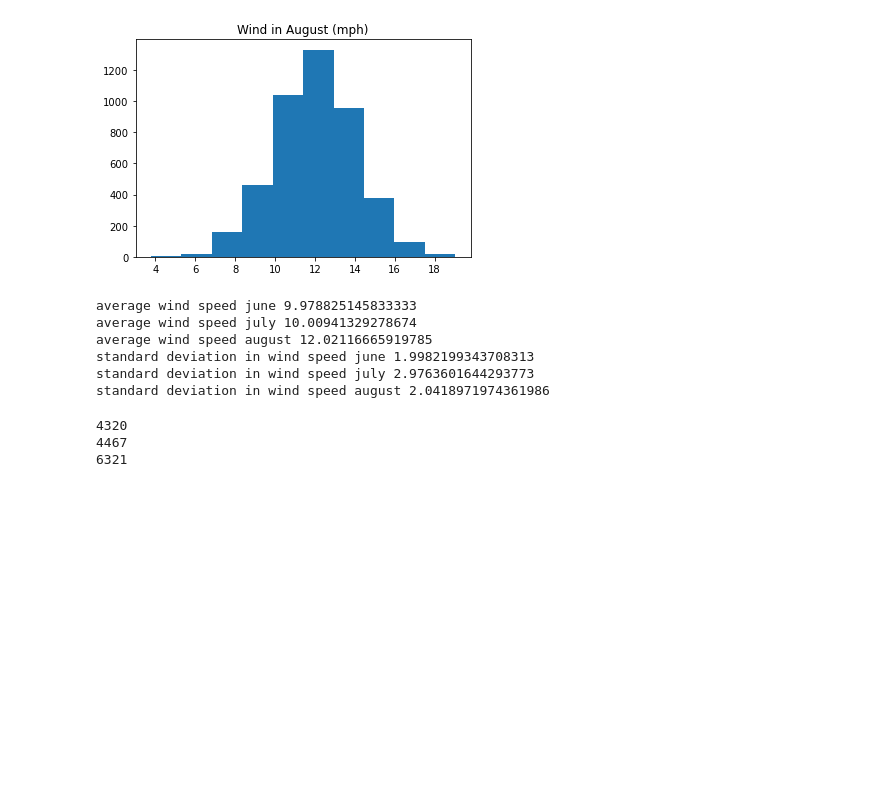
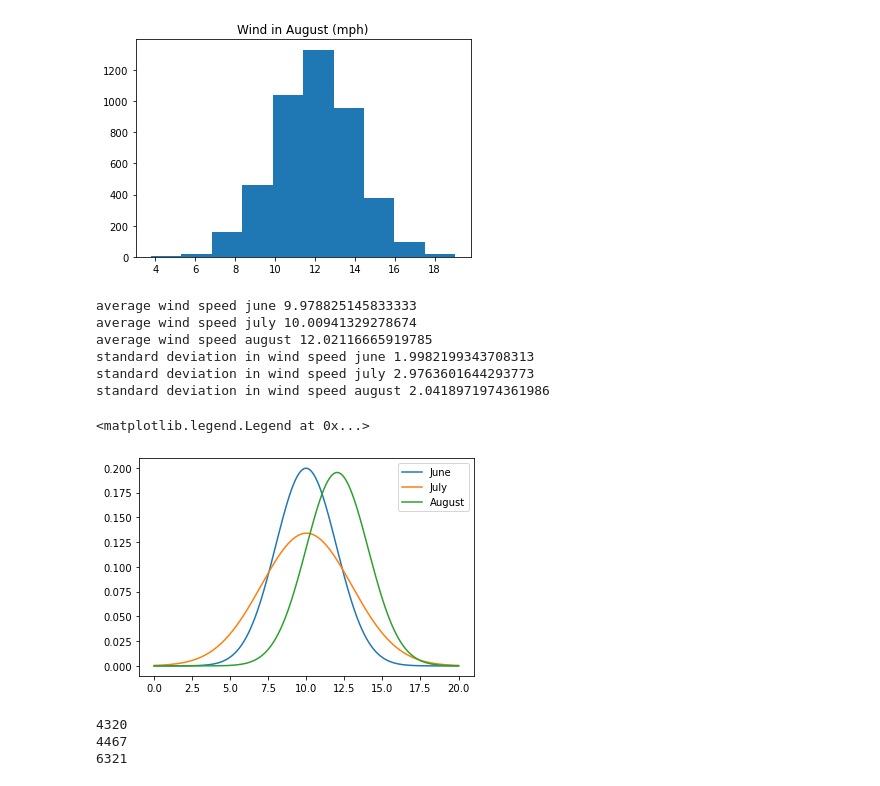
Before and after one commit to jensthetree/IntroDsciProj5, a Jupyter notebook: Project5.ipynb, the cells around one changed output. Drawn from its saved outputs; the diff is of its cells as text; code cells hidden in the pictures; blank space fills up the shorter version.

```diff
--- a/Project5.ipynb
+++ b/Project5.ipynb
@@ -220,6 +232,18 @@ average wind speed august 12.02116665919785
 standard deviation in wind speed june 1.9982199343708313
 standard deviation in wind speed july 2.9763601644293773
 standard deviation in wind speed august 2.0418971974361986
+# %%
+#Monthly Wind Estimates
+wind_projection = np.arange(0, 20, 0.001)
+
+plt.plot(wind_projection, norm.pdf(wind_projection, june_wind_mean, june_wind_sd), label='June')
+plt.plot(wind_projection, norm.pdf(wind_projection, july_wind_mean, july_wind_sd), label='July')
+plt.plot(wind_projection, norm.pdf(wind_projection, aug_wind_mean, aug_wind_sd), label='August')
+
+plt.legend()
+# %% [output]
+<matplotlib.legend.Legend at 0x...>
+[figure, added]
 # %%
 # june_increments = df_farm[1:june_len + 1]
 # july_incrementss = df_farm[1:july_len + 1]
```
Also changed, not shown: parts of 1 cell of this notebook.
